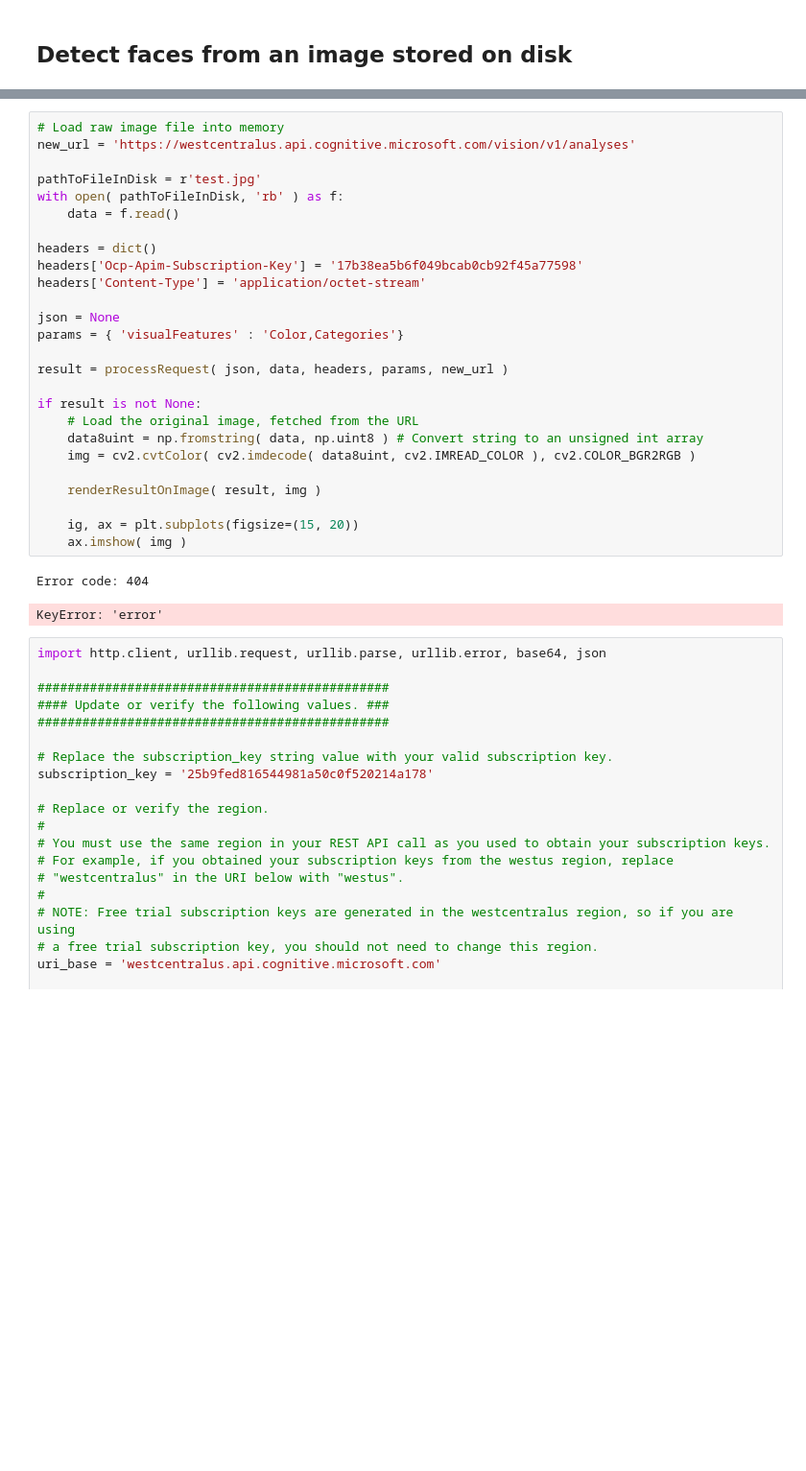
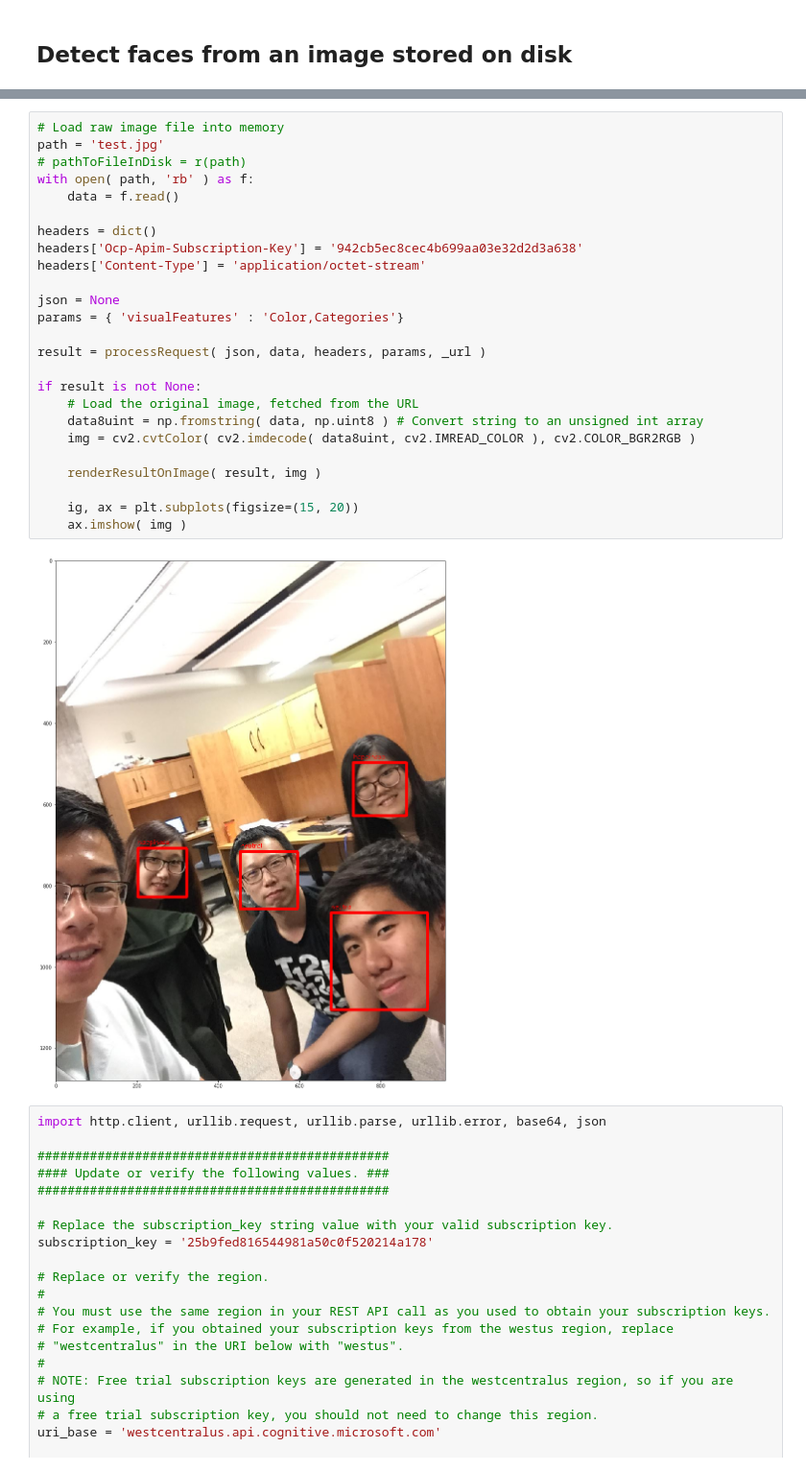
Before and after one commit to Justin-Yuan/AI-Hackathon-Challenge, a Jupyter notebook: face_detection_ms.ipynb, the cells around one changed output, grey strips where cells are left out. Shown at 96% size. Cells and saved outputs as stored; diff of their text form; blank space fills up the shorter version.

```diff
--- a/face_detection_ms.ipynb
+++ b/face_detection_ms.ipynb
@@ -140,32 +139,30 @@ SyntaxError: invalid syntax (<ipython-input-20-0bd2b171198f>, line 2)
 # %%
 # Load raw image file into memory
-new_url = 'https://westcentralus.api.cognitive.microsoft.com/vision/v1/analyses'
-
-pathToFileInDisk = r'test.jpg'
-with open( pathToFileInDisk, 'rb' ) as f:
+path = 'test.jpg'
+# pathToFileInDisk = r(path)
+with open( path, 'rb' ) as f:
     data = f.read()
 
 headers = dict()
-headers['Ocp-Apim-Subscription-Key'] = '17b38ea5b6f049bcab0cb92f45a77598'
+headers['Ocp-Apim-Subscription-Key'] = '942cb5ec8cec4b699aa03e32d2d3a638'
 headers['Content-Type'] = 'application/octet-stream'
 
 json = None
 params = { 'visualFeatures' : 'Color,Categories'}
 
-result = processRequest( json, data, headers, params, new_url )
+result = processRequest( json, data, headers, params, _url )
 
 if result is not None:
     # Load the original image, fetched from the URL
     data8uint = np.fromstring( data, np.uint8 ) # Convert string to an unsigned int array
     img = cv2.cvtColor( cv2.imdecode( data8uint, cv2.IMREAD_COLOR ), cv2.COLOR_BGR2RGB )
 
     renderResultOnImage( result, img )
 
     ig, ax = plt.subplots(figsize=(15, 20))
     ax.imshow( img )
 # %% [output]
-Error code: 404
-KeyError: 'error'
+[figure, added]
 # %%
 import http.client, urllib.request, urllib.parse, urllib.error, base64, json
 
```
Also changed, not shown: parts of 1 cell of this notebook, 1 other file.
